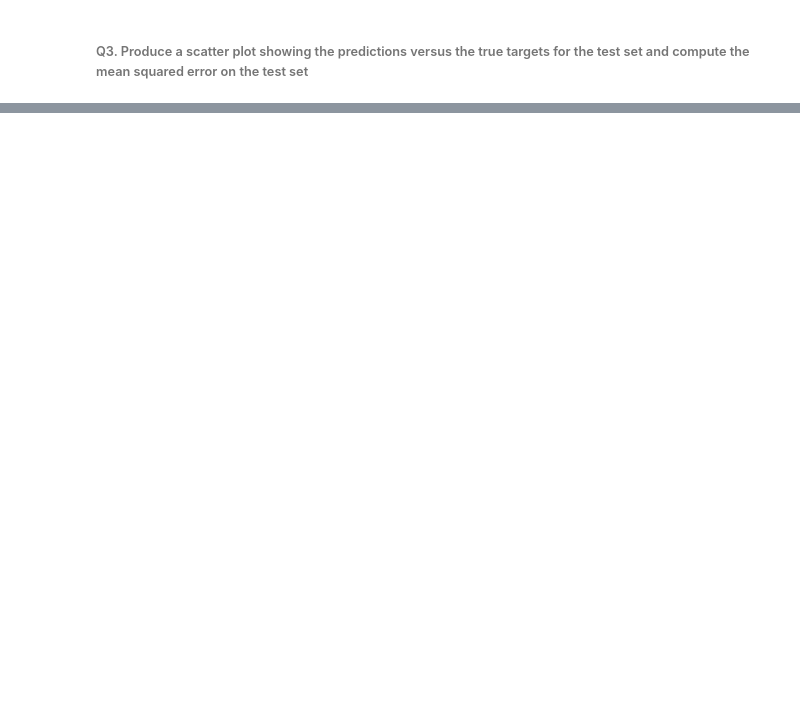
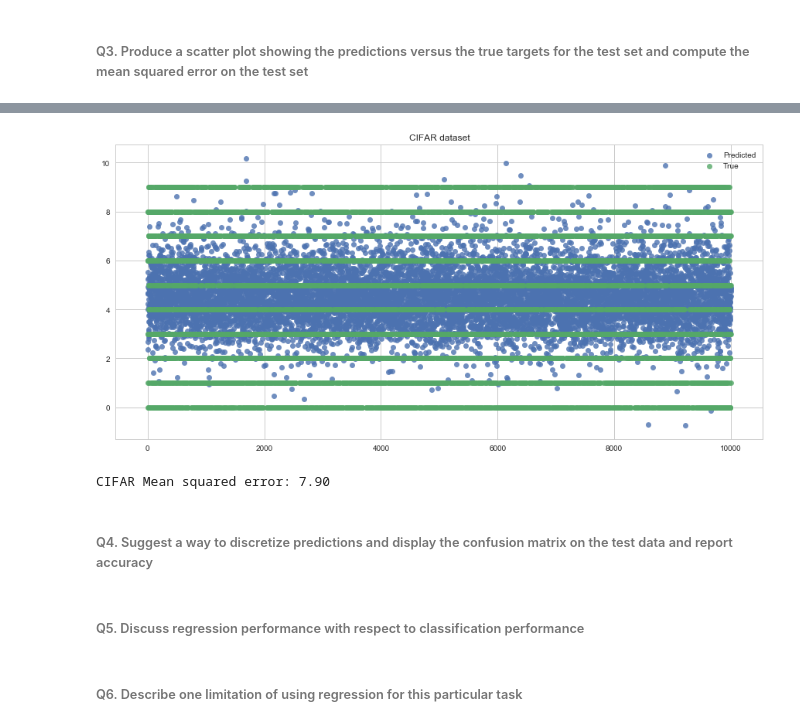
Before and after one commit to alegaballo/ASI, a Jupyter notebook: assesment/assesment.ipynb, the cells around one changed output, grey strips where cells are left out. Drawn from its saved outputs; the diff is of its cells as text; code cells hidden in the pictures; blank space fills up the shorter version.

```diff
--- a/assesment/assesment.ipynb
+++ b/assesment/assesment.ipynb
@@ -333,0 +345,18 @@ msq = np.mean(np.power(mnist_predicted_blr - mnist_test_label, 2))
+# %%
+plt.figure(figsize=(15,7))
+sns.regplot(np.arange(len(cifar_predicted_blr)), cifar_predicted_blr, fit_reg=False, label='Predicted')
+sns.regplot(np.arange(len(cifar_test_label)), cifar_test_label, fit_reg=False, label='True')
+plt.title("CIFAR dataset")
+plt.legend()
+plt.show()
+msq = mean_squared_error(cifar_test_label, cifar_predicted_blr)
+print("CIFAR Mean squared error: {:.2f}".format(msq))
+# %% [output]
+[figure, added]
+CIFAR Mean squared error: 7.90
+# %% [markdown]
+###### Q4. Suggest a way to discretize predictions and display the confusion matrix on the test data and report accuracy
+# %% [markdown]
+###### Q5. Discuss regression performance with respect to classification performance
+# %% [markdown]
+###### Q6. Describe one limitation of using regression for this particular task
```
Also changed, not shown: parts of 8 cells of this notebook.
